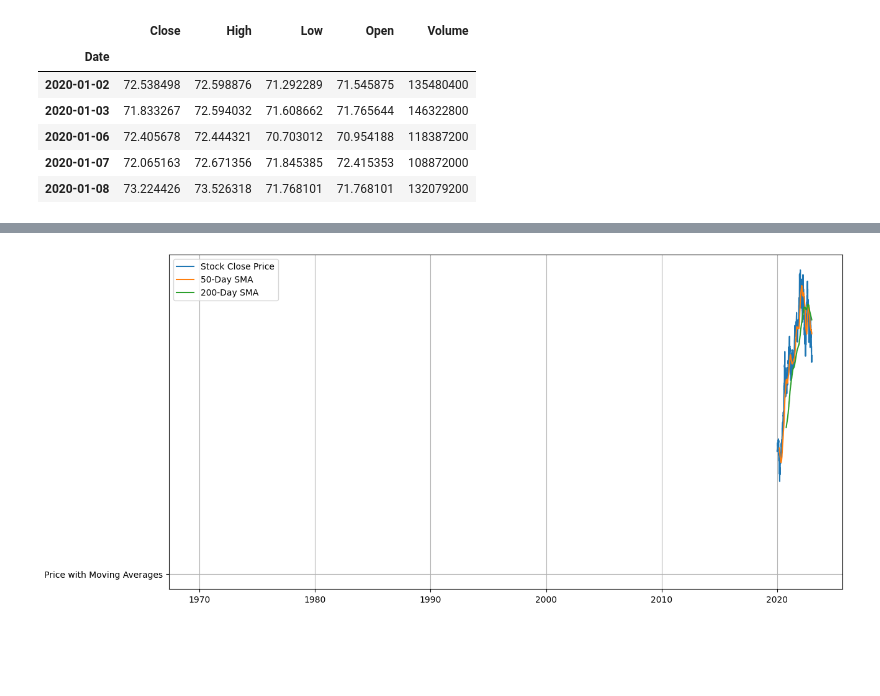
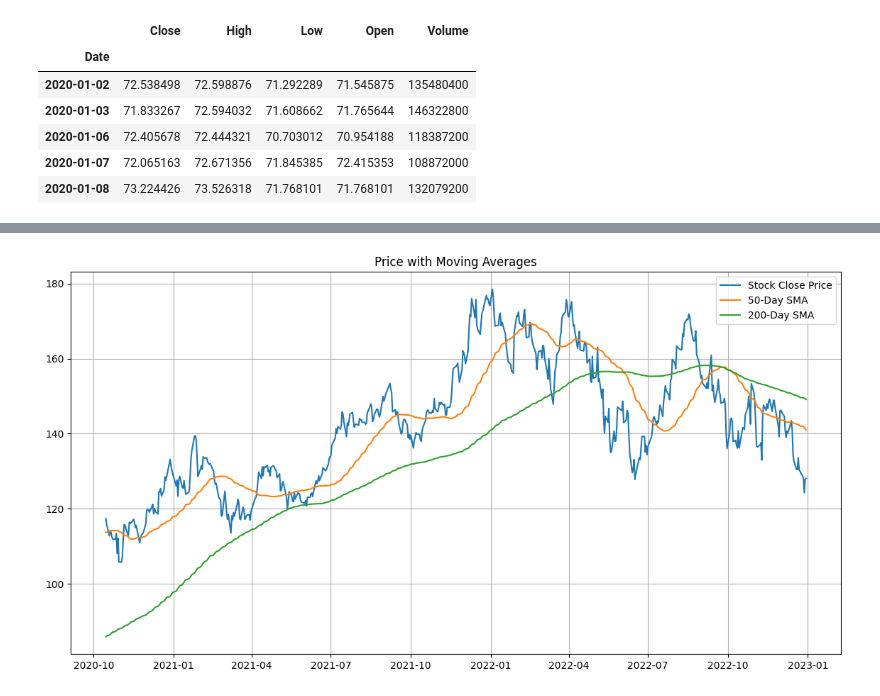
Before and after one commit to juanLude/backtesting_kangaroo, a Jupyter notebook: moving_avg_crossovers.ipynb, the cells around one changed output, grey strips where cells are left out. Saved outputs shown, nothing was run; the diff lists cells and outputs as text; code cells hidden in the pictures; blank space fills up the shorter version.

```diff
--- a/moving_avg_crossovers.ipynb
+++ b/moving_avg_crossovers.ipynb
@@ -21,0 +32,4 @@ df['SMA200'] = df['Close'].rolling(window=200).mean()
+# %%
+# Drop rows with NaN in SMA columns
+df_clean = df.dropna(subset=['SMA50', 'SMA200'])
+df_clean.head()
@@ -22,12 +44,12 @@ df['SMA200'] = df['Close'].rolling(window=200).mean()
 # %%
 # Plot the values
-# plt.figure(figsize=(14, 7))
-plt.plot(df['Close'], label='Stock Close Price')
-plt.plot(df['SMA50'], label='50-Day SMA')
-plt.plot(df['SMA200'], label='200-Day SMA')
-plt.plot("Price with Moving Averages")
+plt.figure(figsize=(14, 7))
+plt.plot(df_clean['Close'], label='Stock Close Price')
+plt.plot(df_clean['SMA50'], label='50-Day SMA')
+plt.plot(df_clean['SMA200'], label='200-Day SMA')
+plt.title("Price with Moving Averages")
 plt.legend()
 plt.grid(True)
 plt.show()
 # %% [output]
-[figure, old version]
+[figure, new version]
```
Also changed, not shown: parts of 4 cells of this notebook.
